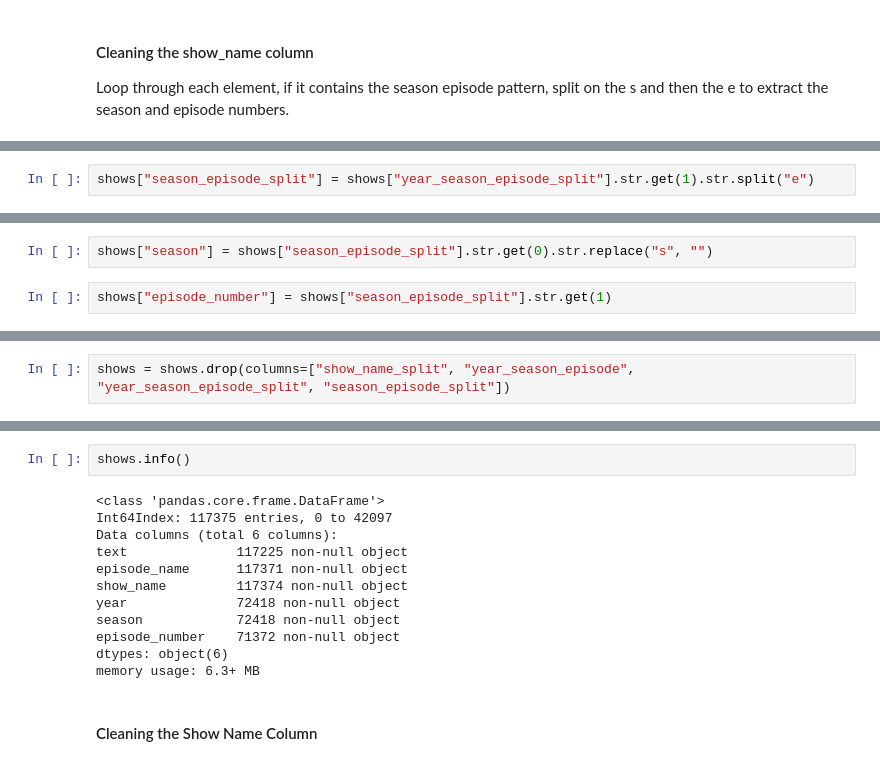
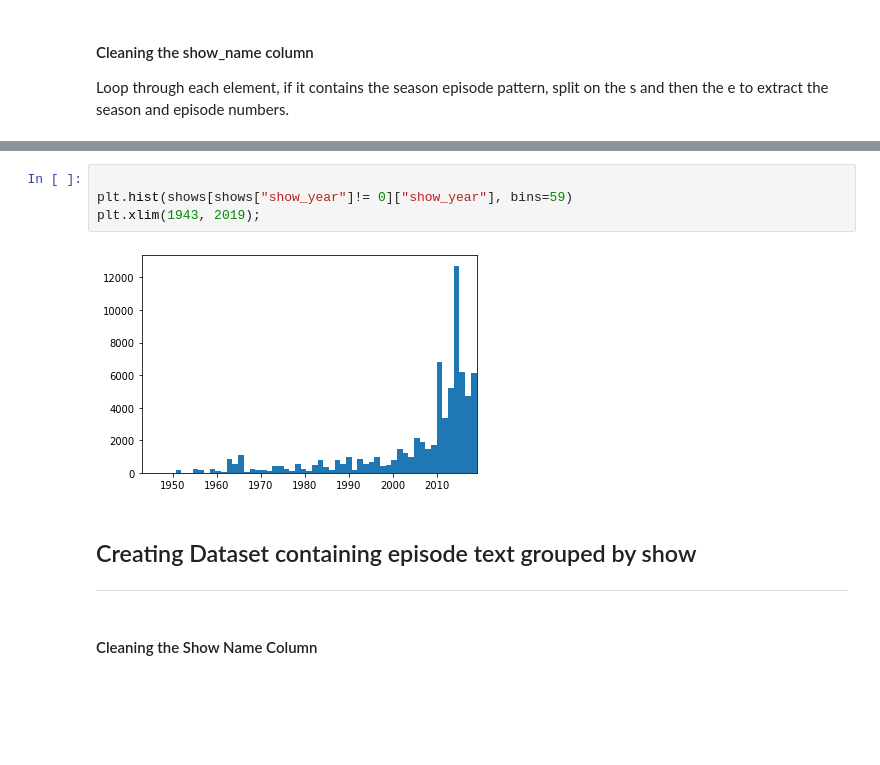
Before and after one commit to salice/television_show_recommender, a Jupyter notebook: springfield_eda.ipynb, the cells around one changed output, grey strips where cells are left out. Drawn from its saved outputs; the diff is of its cells as text; blank space fills up the shorter version.

```diff
--- a/springfield_eda.ipynb
+++ b/springfield_eda.ipynb
@@ -256,2 +360,0 @@ shows.head()
-# %%
-shows["season_episode_split"] = shows["year_season_episode_split"].str.get(1).str.split("e")
@@ -267,4 +360,0 @@ shows.head()
-# %%
-shows["season"] = shows["season_episode_split"].str.get(0).str.replace("s", "")
-# %%
-shows["episode_number"] = shows["season_episode_split"].str.get(1)
@@ -280,2 +360,0 @@ shows.head()
-# %%
-shows = shows.drop(columns=["show_name_split", "year_season_episode", "year_season_episode_split", "season_episode_split"])
@@ -291,17 +361,12 @@ shows.head()
-# %%
-shows.info()
-# %% [output]
-<class 'pandas.core.frame.DataFrame'>
-Int64Index: 117375 entries, 0 to 42097
-Data columns (total 6 columns):
-text              117225 non-null object
-episode_name      117371 non-null object
-show_name         117374 non-null object
-year              72418 non-null object
-season            72418 non-null object
-episode_number    71372 non-null object
-dtypes: object(6)
-memory usage: 6.3+ MB
+# %%
+
+plt.hist(shows[shows["show_year"]!= 0]["show_year"], bins=59)
+plt.xlim(1943, 2019);
+# %% [output]
+[figure, added]
+# %% [markdown]
+## Creating Dataset containing episode text grouped by show
+___
 # %% [markdown]
 #### Cleaning the Show Name Column
 # %% [markdown]
```
Also changed, not shown: parts of 64 cells of this notebook.
